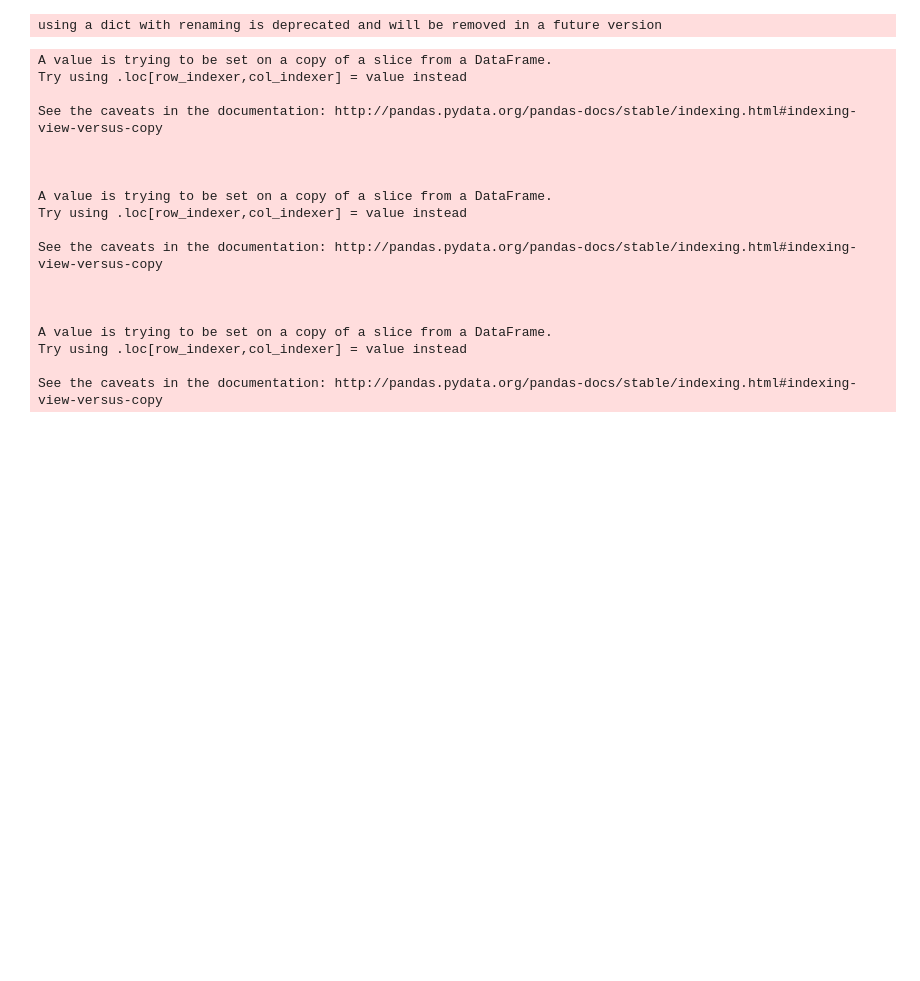
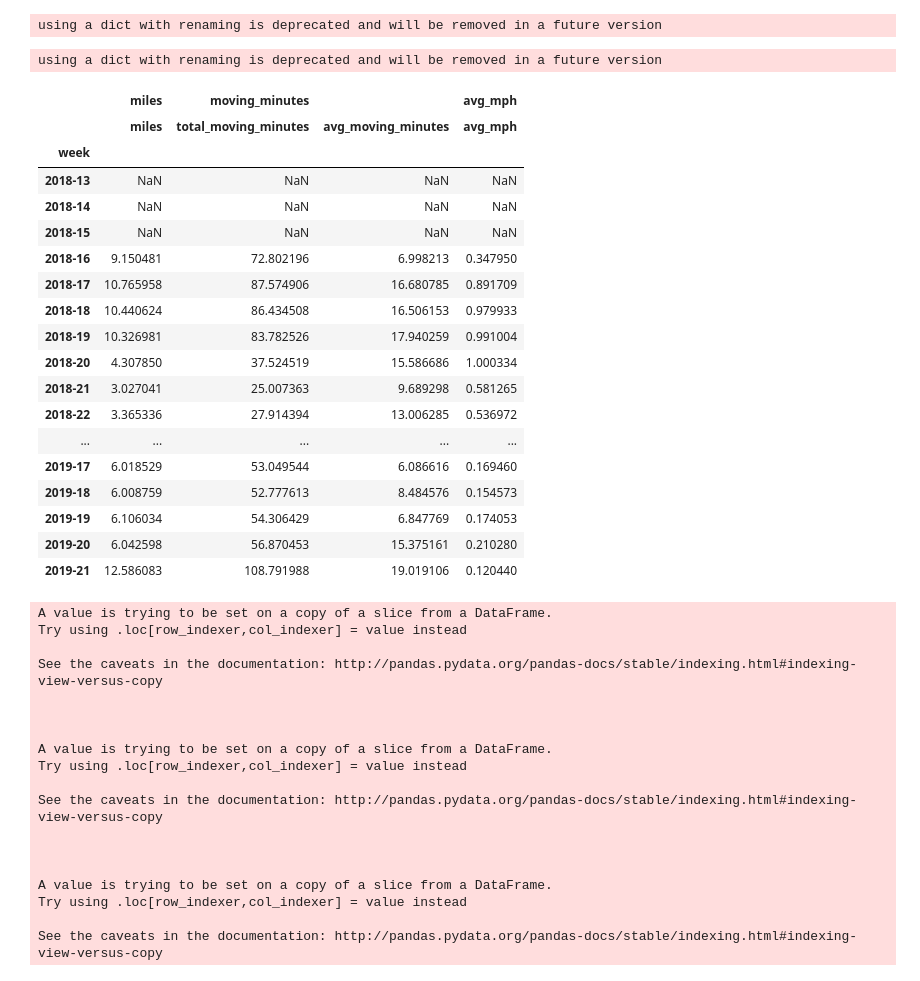
Before and after one commit to irickman/WHOOP-Strava-data, a Jupyter notebook: Data Exploration.ipynb, the cells around one changed output. Cells and saved outputs as stored; diff of their text form; code cells hidden in the pictures; blank space fills up the shorter version.

Commit message:
converting aggregated month features to rolling 4

```diff
--- a/Data Exploration.ipynb
+++ b/Data Exploration.ipynb
@@ -124,6 +125,34 @@ strava_agg['mph_diff_last_week']=strava_agg.avg_mph - strava_agg.avg_mph_last_we
 strava_agg['mph_diff_last_month']=strava_agg.avg_mph - strava_agg.avg_mph_last_month
 # %% [output]
 using a dict with renaming is deprecated and will be removed in a future version
+# %%
+agg_last4=strava[strava.type=='Run'].sort_values('date_string').groupby('week').agg({
+    'miles':{'miles':'sum'},'moving_minutes':{'total_moving_minutes':'sum','avg_moving_minutes':'mean'},'avg_mph':{'avg_mph':'mean'}})
+sum_last4=agg_last4.rolling(4).sum()
+avg_last4=agg_last4.rolling(4).mean()
+std_last4=agg_last4.rolling(4).std()
+std_last4
+# %% [output]
+using a dict with renaming is deprecated and will be removed in a future version
+|  | miles | moving_minutes |  | avg_mph |
+|  | miles | total_moving_minutes | avg_moving_minutes | avg_mph |
+| week |  |  |  |  |
+| 2018-13 | NaN | NaN | NaN | NaN |
+| 2018-14 | NaN | NaN | NaN | NaN |
+| 2018-15 | NaN | NaN | NaN | NaN |
+| 2018-16 | 9.150481 | 72.802196 | 6.998213 | 0.347950 |
+| 2018-17 | 10.765958 | 87.574906 | 16.680785 | 0.891709 |
+| 2018-18 | 10.440624 | 86.434508 | 16.506153 | 0.979933 |
+| 2018-19 | 10.326981 | 83.782526 | 17.940259 | 0.991004 |
+| 2018-20 | 4.307850 | 37.524519 | 15.586686 | 1.000334 |
+| 2018-21 | 3.027041 | 25.007363 | 9.689298 | 0.581265 |
+| 2018-22 | 3.365336 | 27.914394 | 13.006285 | 0.536972 |
+| ... | ... | ... | ... | ... |
+| 2019-17 | 6.018529 | 53.049544 | 6.086616 | 0.169460 |
+| 2019-18 | 6.008759 | 52.777613 | 8.484576 | 0.154573 |
+| 2019-19 | 6.106034 | 54.306429 | 6.847769 | 0.174053 |
+| 2019-20 | 6.042598 | 56.870453 | 15.375161 | 0.210280 |
+| 2019-21 | 12.586083 | 108.791988 | 19.019106 | 0.120440 |
 # %%
 ## since there are some times where i accidentally stored a run as two separate activities,
 ## trying to find them to see if it's worth it to join them
```
Also changed, not shown: parts of 1 cell of this notebook.
